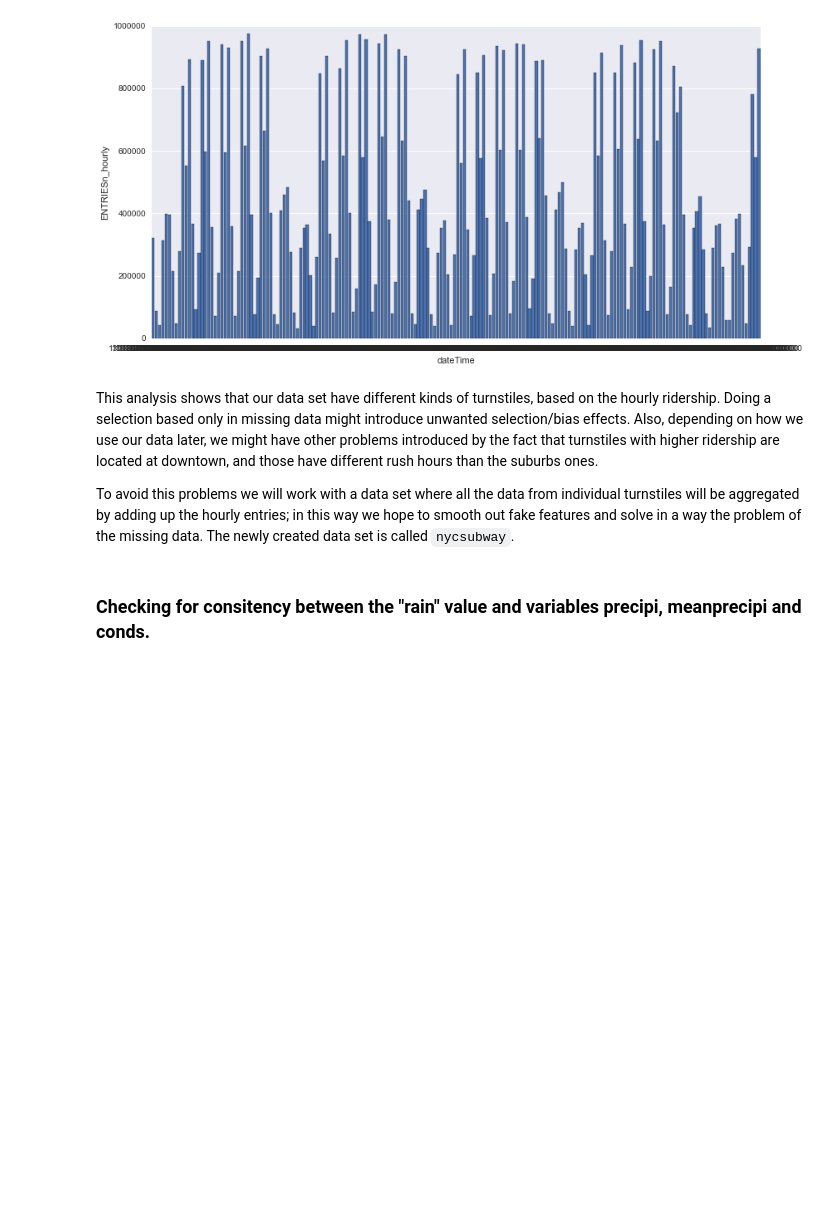
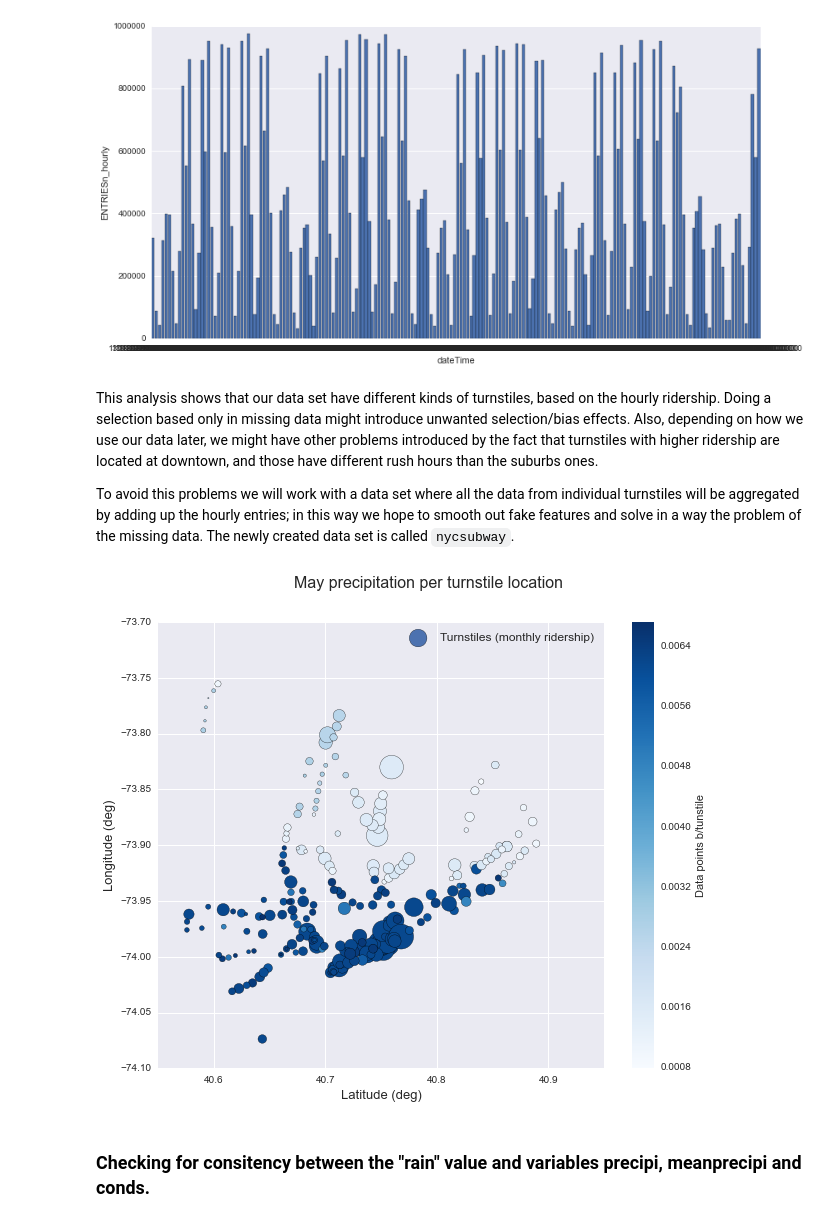
Before and after one commit to gornes/IntroToDS, a Jupyter notebook: Project1.ipynb, the cells around one changed output. Drawn from its saved outputs; the diff is of its cells as text; code cells hidden in the pictures; blank space fills up the shorter version.

```diff
--- a/Project1.ipynb
+++ b/Project1.ipynb
@@ -335,6 +340,21 @@ face = sns.factorplot('dateTime', 'ENTRIESn_hourly', data=nycsubway,
 This analysis shows that our data set have different kinds of turnstiles, based on the hourly ridership. Doing a selection based only in missing data might introduce unwanted selection/bias effects. Also, depending on how we use our data later, we might have other problems introduced by the fact that turnstiles with higher ridership are located at downtown, and those have different rush hours than the suburbs ones.
 
 To avoid this problems we will work with a data set where all the data from individual turnstiles will be aggregated by adding up the hourly entries; in this way we hope to smooth out fake features and solve in a way the problem of the missing data. The newly created data set is called `nycsubway`.
+# %%
+plt.figure(figsize=[10,8])
+pts = plt.scatter(g_turns_median.latitude,
+                  g_turns_median.longitude,
+                  c=g_turns_mean.precipi, cmap='Blues', s=g_turns_median.ENTRIESn_hourly/15.,
+                  label='Turnstiles (monthly ridership)')
+plt.colorbar(pts, label='Data points b/tunstile')
+plt.suptitle('May precipitation per turnstile location', fontsize=16)
+#plt.title('(%d turnstiles with more than 160 data points)' % tn, fontsize=14)
+plt.xlabel('Latitude (deg)', fontsize=13)
+plt.ylabel('Longitude (deg)', fontsize=13)
+plt.legend(fontsize=12)
+plt.savefig(figpath + 'medprecip_loc.png', dpi=180)
+# %% [output]
+[figure, added]
 # %% [markdown]
 ### Checking for consitency between the "rain" value and variables precipi, meanprecipi and conds.
 # %%
```
Also changed, not shown: parts of 74 cells of this notebook, 10 other files.
